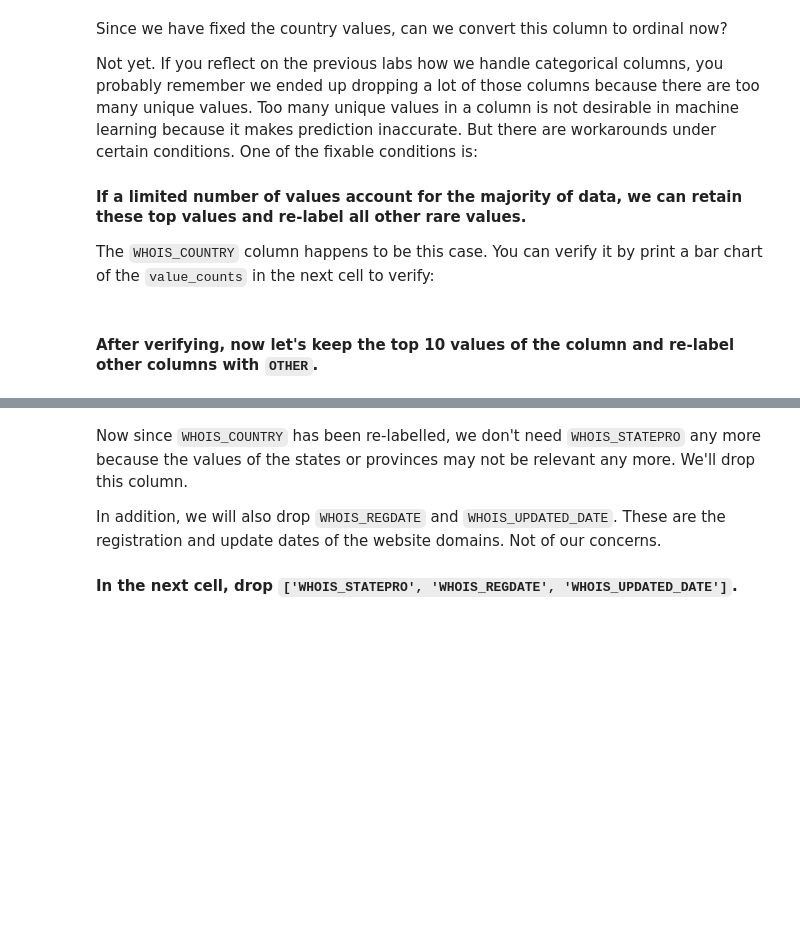
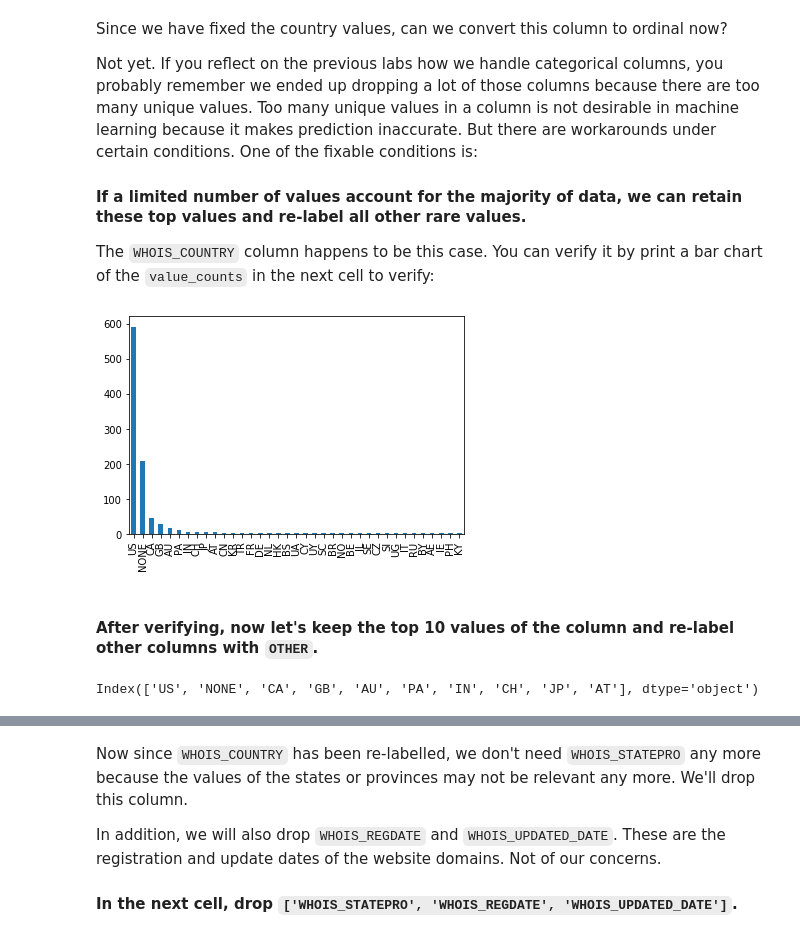
Before and after one commit to Ironhack-data-bcn-january-2023/lab-supervised-learning, a Jupyter notebook: your-code/main.ipynb, the cells around one changed output, grey strips where cells are left out. Drawn from its saved outputs; the diff is of its cells as text; code cells hidden in the pictures; blank space fills up the shorter version.

```diff
--- a/your-code/main.ipynb
+++ b/your-code/main.ipynb
@@ -155,0 +181,2 @@ If you remember in the previous labs, we drop a column if the column contains a
+# %%
+web_2.dropna(how='any',inplace= True)
@@ -186,0 +242,7 @@ How to handle string columns is always case by case. Let's start by working on `
+# %%
+web_2['WHOIS_COUNTRY'] = web_2['WHOIS_COUNTRY'].str.upper()
+web_2['WHOIS_COUNTRY']= web_2['WHOIS_COUNTRY'].replace('UNITED KINGDOM','GB').replace('CYPRUS','CY').replace('UK','GB')
+# %%
+web_map= {"[U'GB'; U'UK']":'GB'}
+web_2['WHOIS_COUNTRY']= web_2['WHOIS_COUNTRY'].replace(web_map)
+web_2['WHOIS_COUNTRY'].unique()
@@ -197,2 +262,6 @@ The `WHOIS_COUNTRY` column happens to be this case. You can verify it by print a
+# %%
+web_2['WHOIS_COUNTRY'].value_counts().plot(kind ='bar');
+# %% [output]
+[figure, added]
 # %% [markdown]
 #### After verifying, now let's keep the top 10 values of the column and re-label other columns with `OTHER`.
@@ -200,0 +268,5 @@ The `WHOIS_COUNTRY` column happens to be this case. You can verify it by print a
+# %%
+co= web_2['WHOIS_COUNTRY'].value_counts()[:10].keys()
+co
+# %% [output]
+Index(['US', 'NONE', 'CA', 'GB', 'AU', 'PA', 'IN', 'CH', 'JP', 'AT'], dtype='object')
```
Also changed, not shown: parts of 57 cells of this notebook.
